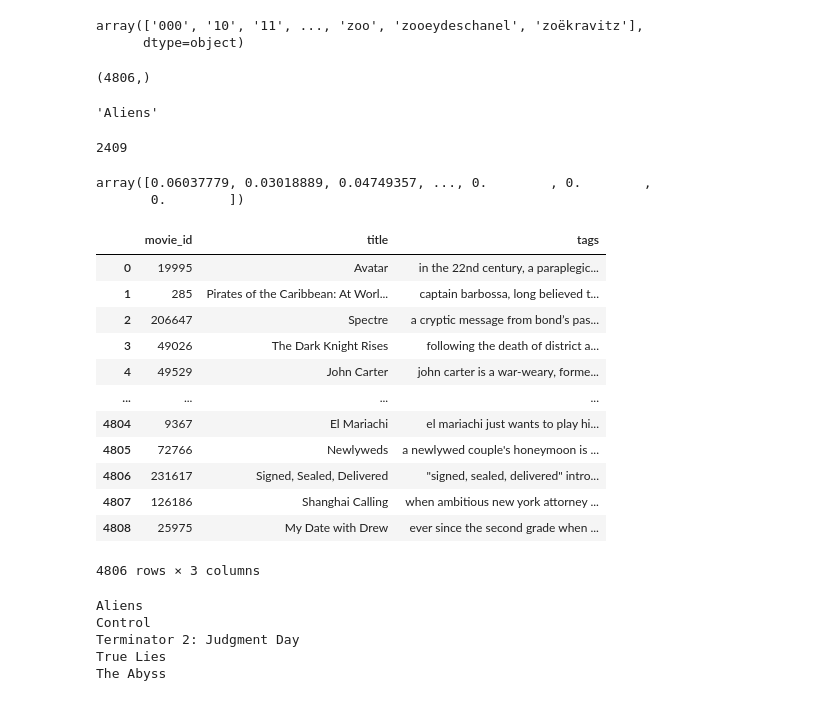
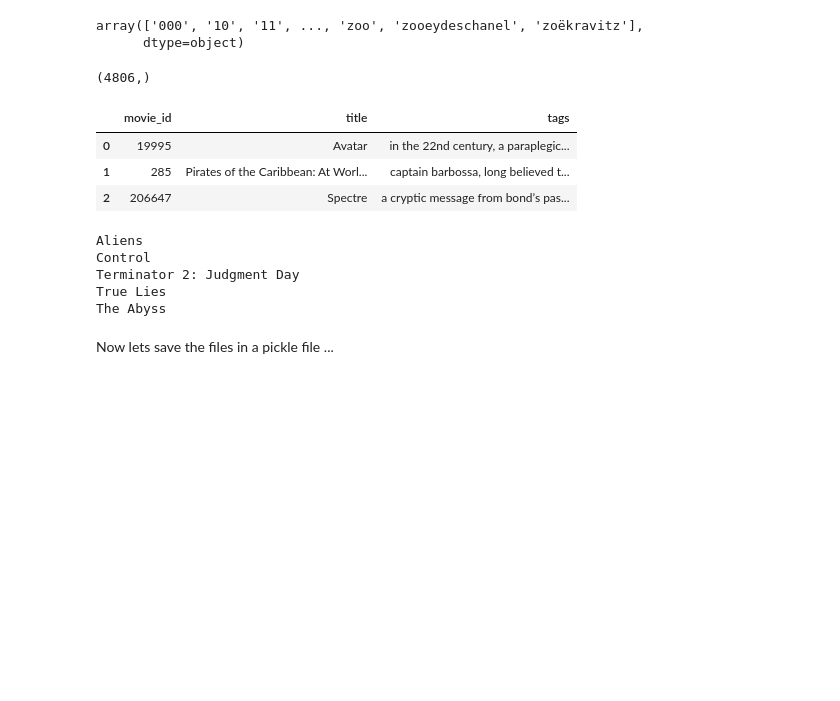
Before and after one commit to RUP3506/Movie_Recommendation_System, a Jupyter notebook: movie-recommendation-system.ipynb, the cells around one changed output. Cells and saved outputs as stored; diff of their text form; code cells hidden in the pictures; blank space fills up the shorter version.

```diff
--- a/movie-recommendation-system.ipynb
+++ b/movie-recommendation-system.ipynb
@@ -252,39 +238,16 @@ array(['000', '10', '11', ..., 'zoo', 'zooeydeschanel', 'zoëkravitz'],
 # %%
 from sklearn.metrics.pairwise import cosine_similarity
 similarity = cosine_similarity(vector)
+similarity[0].shape
+# %% [output]
+(4806,)
-# %%
-similarity[0].shape
-# %% [output]
-(4806,)
-# %%
-new_df['title'][2409]
-# %% [output]
-'Aliens'
-# %%
-new_df[new_df['title']=='Aliens'].index[0]
-# %% [output]
-2409
-# %%
-similarity[249]
-# %% [output]
-array([0.06037779, 0.03018889, 0.04749357, ..., 0.        , 0.        ,
-       0.        ])
 # %%
-new_df
+new_df.head(3)
 # %% [output]
 |  | movie_id | title | tags |
 | 0 | 19995 | Avatar | in the 22nd century, a paraplegic... |
 | 1 | 285 | Pirates of the Caribbean: At Worl... | captain barbossa, long believed t... |
 | 2 | 206647 | Spectre | a cryptic message from bond’s pas... |
-| 3 | 49026 | The Dark Knight Rises | following the death of district a... |
-| 4 | 49529 | John Carter | john carter is a war-weary, forme... |
-| ... | ... | ... | ... |
-| 4804 | 9367 | El Mariachi | el mariachi just wants to play hi... |
-| 4805 | 72766 | Newlyweds | a newlywed couple's honeymoon is ... |
-| 4806 | 231617 | Signed, Sealed, Delivered | "signed, sealed, delivered" intro... |
-| 4807 | 126186 | Shanghai Calling | when ambitious new york attorney ... |
-| 4808 | 25975 | My Date with Drew | ever since the second grade when ... |
-4806 rows × 3 columns
 # %%
 def recommend(movie):
     movie_index = new_df[new_df['title']==movie].index[0]
@@ -304 +265,3 @@ import pickle
+# %% [markdown]
+Now lets save the files in a pickle file ...
 # %%
```
Also changed, not shown: parts of 26 cells of this notebook.
